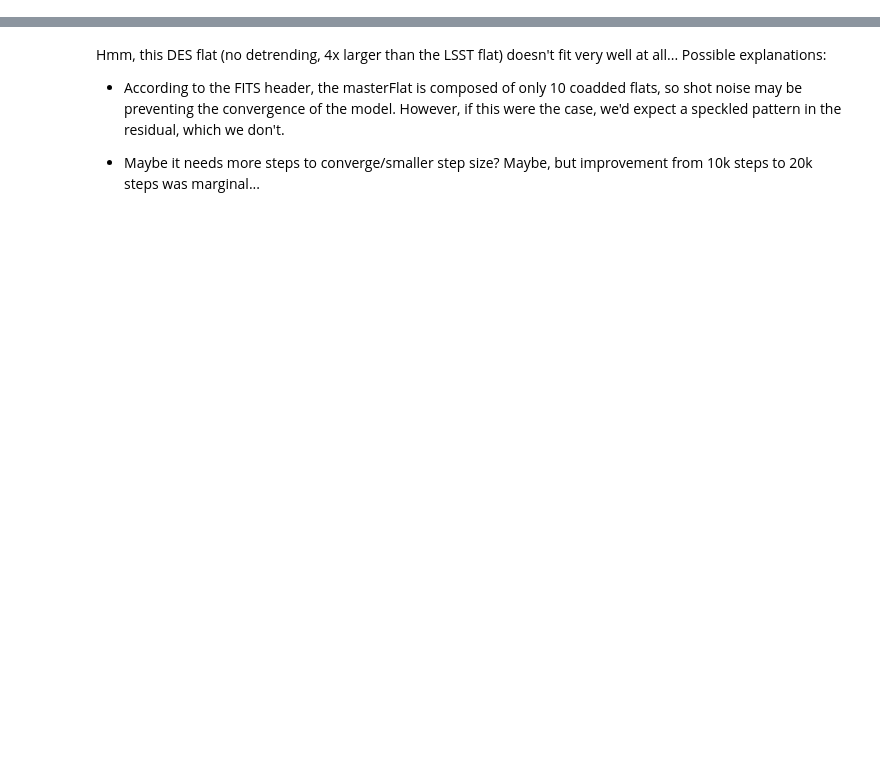
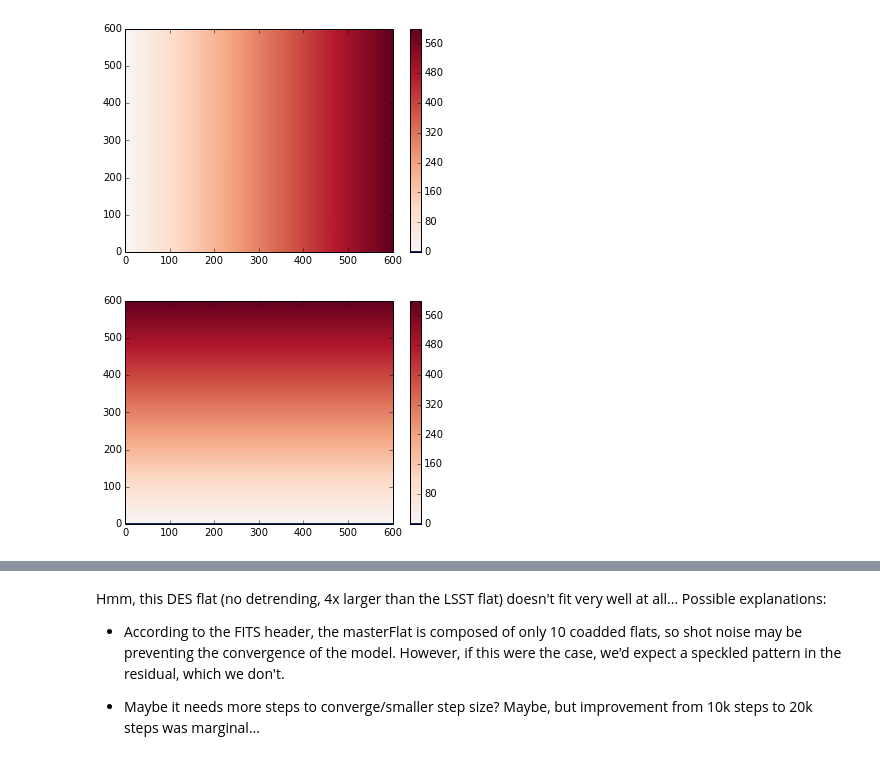
Before and after one commit to cpadavis/weak_sauce, a Jupyter notebook: notebooks/DES_masterflat.ipynb, the cells around one changed output, grey strips where cells are left out. Saved outputs shown, nothing was run; the diff lists cells and outputs as text; code cells hidden in the pictures; blank space fills up the shorter version.

```diff
--- a/notebooks/DES_masterflat.ipynb
+++ b/notebooks/DES_masterflat.ipynb
@@ -55,0 +80,8 @@ _ = plt.hist((data_mg.source.fluxes - data_rel_flux_map).flatten(),bins=50)
+# %%
+fig, ax = data_mg.source.plot(data_mg.source.vertices[:, :,0],
+                              pcolormesh_kwargs_in={'linewidths':0})
+fig, ax = data_mg.source.plot(data_mg.source.vertices[:, :,1],
+                              pcolormesh_kwargs_in={'linewidths':0})
+# %% [output]
+[figure, added]
+[figure, added]
```
Also changed, not shown: parts of 17 cells of this notebook, 19 other files.
